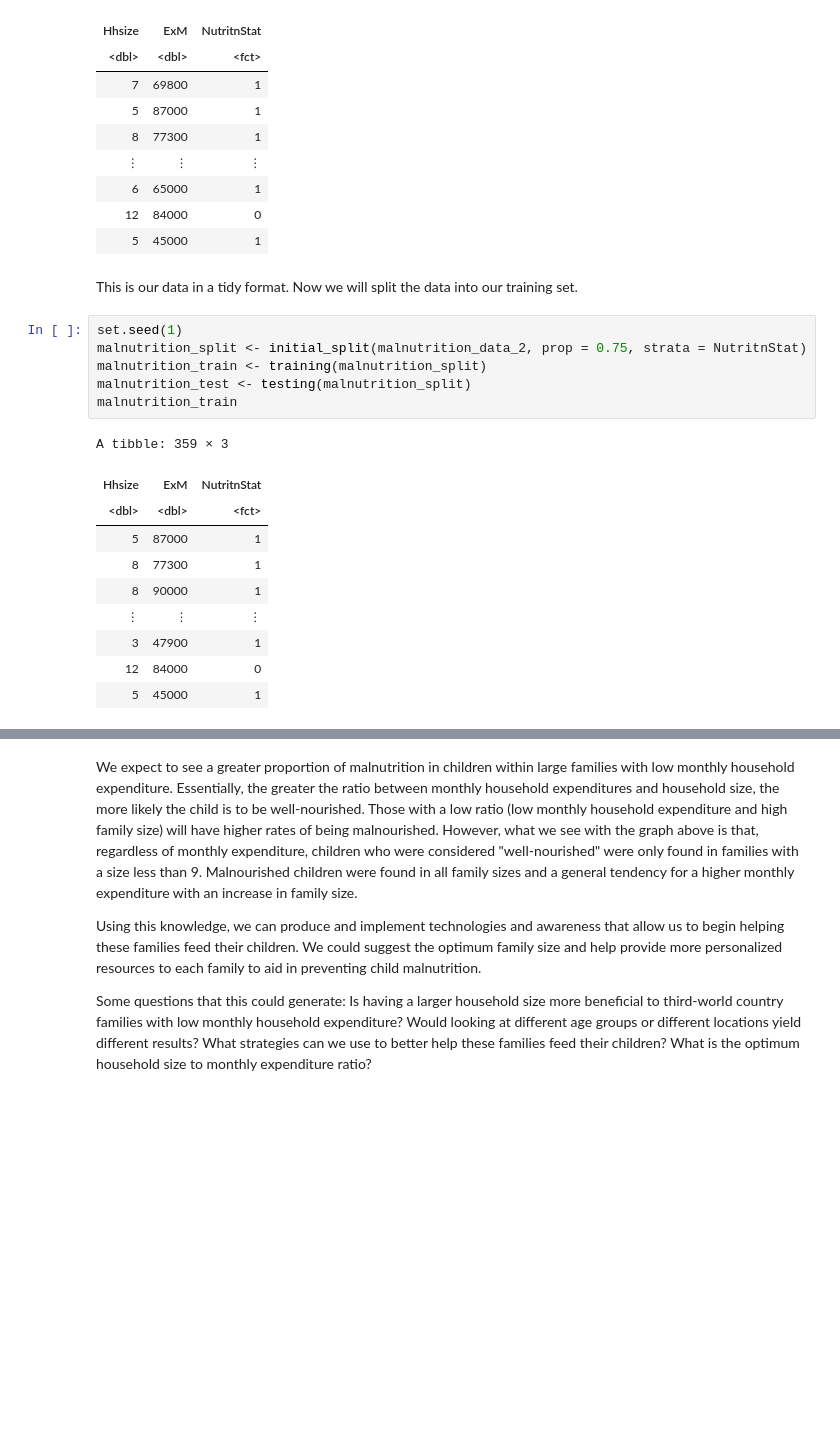
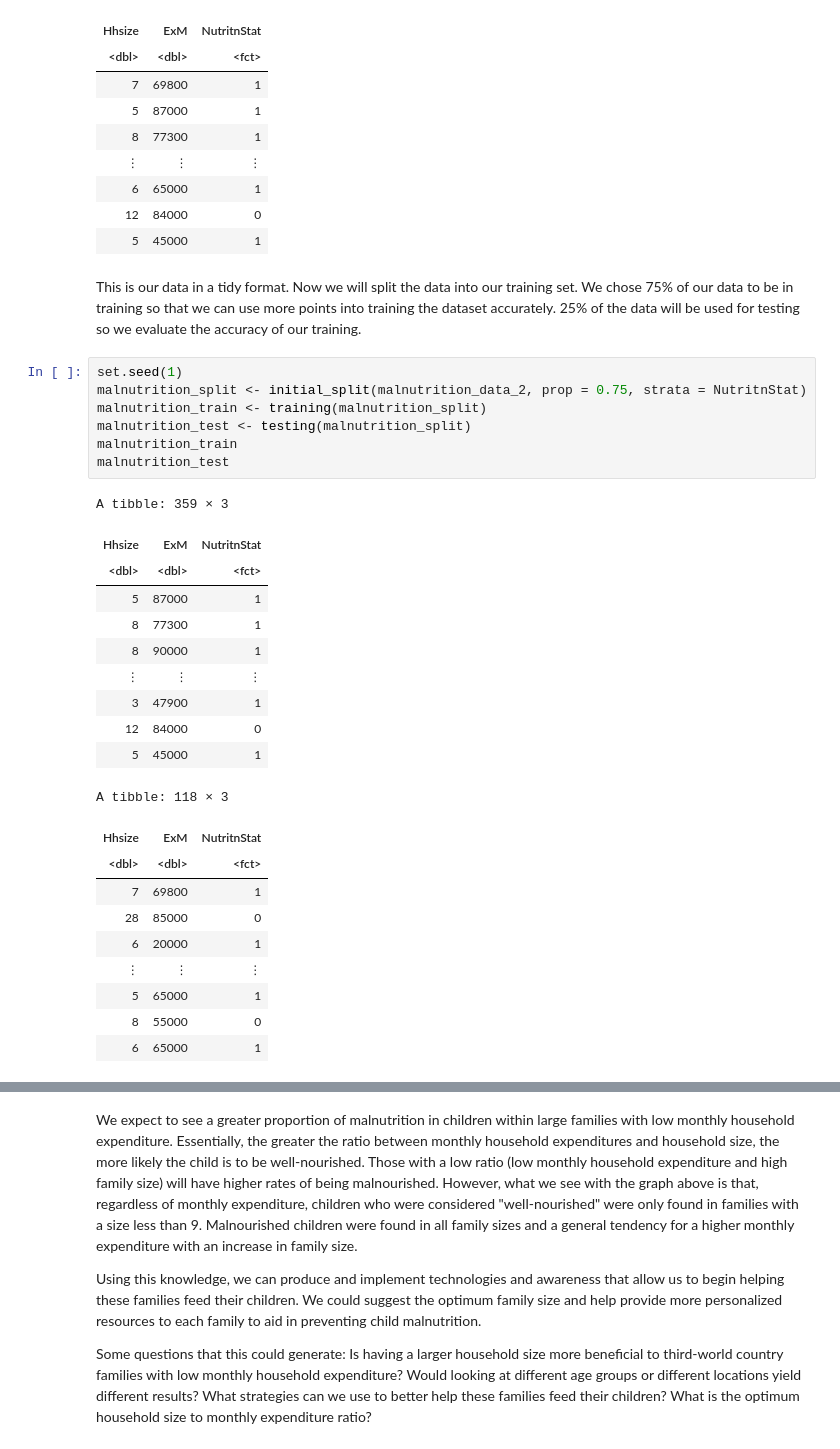
Before and after one commit to ella7920/group_project, a Jupyter notebook: Untitled.ipynb, the cells around one changed output, grey strips where cells are left out. Drawn from its saved outputs; the diff is of its cells as text; blank space fills up the shorter version.

```diff
--- a/Untitled.ipynb
+++ b/Untitled.ipynb
@@ -80,22 +82,33 @@ A tibble: 477 × 3
 | 12 | 84000 | 0 |
 | 5 | 45000 | 1 |
 # %% [markdown]
-This is our data in a tidy format. Now we will split the data into our training set.
+This is our data in a tidy format. Now we will split the data into our training set. We chose 75% of our data to be in training so that we can use more points into training the dataset accurately. 25% of the data will be used for testing so we evaluate the accuracy of our training.
 # %%
 set.seed(1)
 malnutrition_split <- initial_split(malnutrition_data_2, prop = 0.75, strata = NutritnStat)
 malnutrition_train <- training(malnutrition_split)
 malnutrition_test <- testing(malnutrition_split)
 malnutrition_train
+malnutrition_test
 # %% [output]
 A tibble: 359 × 3
 | Hhsize | ExM | NutritnStat |
 | <dbl> | <dbl> | <fct> |
 | 5 | 87000 | 1 |
 | 8 | 77300 | 1 |
 | 8 | 90000 | 1 |
 | ⋮ | ⋮ | ⋮ |
 | 3 | 47900 | 1 |
 | 12 | 84000 | 0 |
 | 5 | 45000 | 1 |
+A tibble: 118 × 3
+| Hhsize | ExM | NutritnStat |
+| <dbl> | <dbl> | <fct> |
+| 7 | 69800 | 1 |
+| 28 | 85000 | 0 |
+| 6 | 20000 | 1 |
+| ⋮ | ⋮ | ⋮ |
+| 5 | 65000 | 1 |
+| 8 | 55000 | 0 |
+| 6 | 65000 | 1 |
 # %% [markdown]
```
Also changed, not shown: parts of 8 cells of this notebook.
